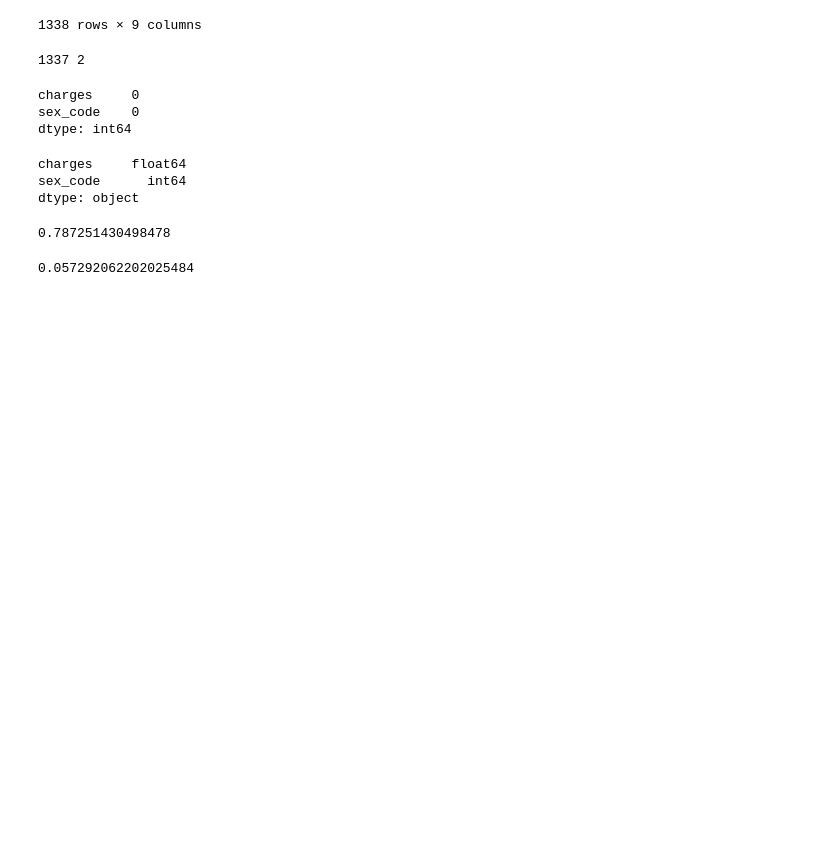
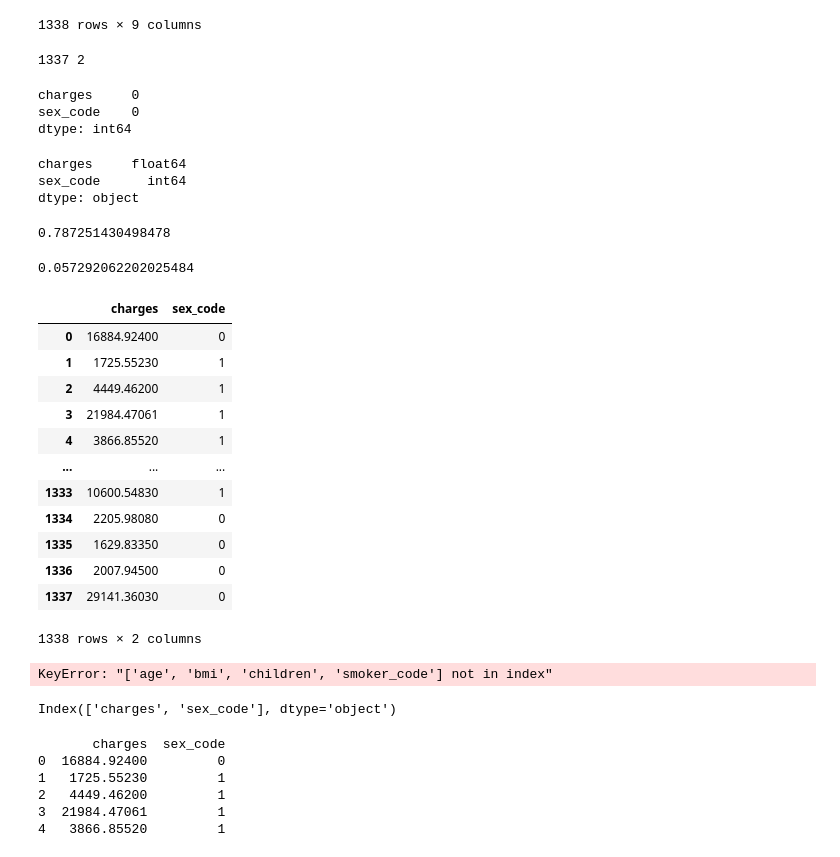
Before and after one commit to aansheeagrwal/Machine-learning, a Jupyter notebook: Linear_Regression_and_Gradient_Descent.ipynb, the cells around one changed output. Cells and saved outputs as stored; diff of their text form; code cells hidden in the pictures; blank space fills up the shorter version.

```diff
--- a/Linear_Regression_and_Gradient_Descent.ipynb
+++ b/Linear_Regression_and_Gradient_Descent.ipynb
@@ -681,3 +681,59 @@ medical_df.charges.corr(smoker_numeric)
 medical_df.charges.corr(medical_df.sex_code)
 # %% [output]
 0.057292062202025484
+# %%
+medical_df
+# %% [output]
+|  | charges | sex_code |
+| 0 | 16884.92400 | 0 |
+| 1 | 1725.55230 | 1 |
+| 2 | 4449.46200 | 1 |
+| 3 | 21984.47061 | 1 |
+| 4 | 3866.85520 | 1 |
+| ... | ... | ... |
+| 1333 | 10600.54830 | 1 |
+| 1334 | 2205.98080 | 0 |
+| 1335 | 1629.83350 | 0 |
+| 1336 | 2007.94500 | 0 |
+| 1337 | 29141.36030 | 0 |
+1338 rows × 2 columns
+# %%
+#from sklearn.linear_model import LinearRegression
+from sklearn.metrics import mean_squared_error
+from sklearn.model_selection import train_test_split
+from sklearn.preprocessing import StandardScaler
+import numpy as np
+import pandas as pd
+
+# Load dataset (assuming medical_df is already loaded)
+inputs = medical_df[['age', 'bmi', 'children', 'smoker_code', 'sex_code']]
+targets = medical_df['charges']
+
+# Handle missing values (if any)
+inputs = inputs.fillna(inputs.mean())
+
+# Scale features
+scaler = StandardScaler()
+inputs_scaled = scaler.fit_transform(inputs)
+
+# Train-test split
+X_train, X_test, y_train, y_test = train_test_split(inputs_scaled, targets, test_size=0.2, random_state=42)
+
+# Train model
+model = LinearRegression().fit(X_train, y_train)
+
+# Predict on test data
+predictions = model.predict(X_test)
+
+# Compute RMSE
+def rmse(y_true, y_pred):
+    return np.sqrt(mean_squared_error(y_true, y_pred))
+
+loss = rmse(y_test, predictions)
+print('Loss:', loss)
+# %% [output]
+KeyError: "['age', 'bmi', 'children', 'smoker_code'] not in index"
+# %%
+print(medical_df.columns)
+# %% [output]
+Index(['charges', 'sex_code'], dtype='object')
@@ -683,0 +742,9 @@ medical_df.charges.corr(medical_df.sex_code)
+# %%
+print(medical_df.head())
+# %% [output]
+       charges  sex_code
+0  16884.92400         0
+1   1725.55230         1
+2   4449.46200         1
+3  21984.47061         1
+4   3866.85520         1
```
Also changed, not shown: parts of 35 cells of this notebook.
